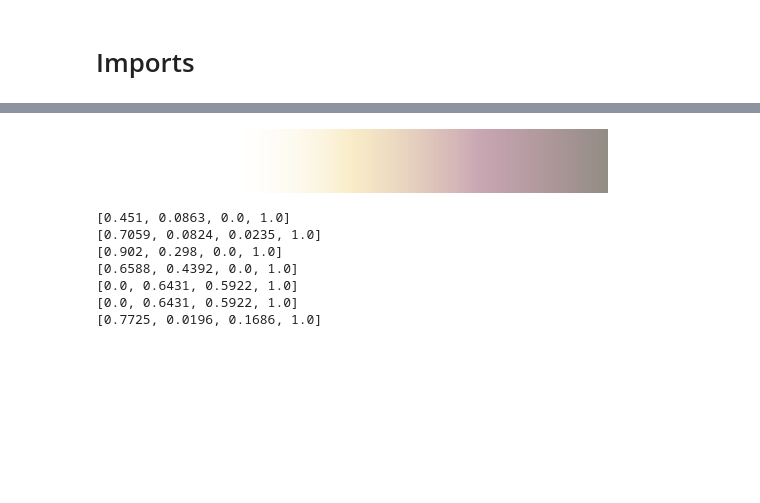
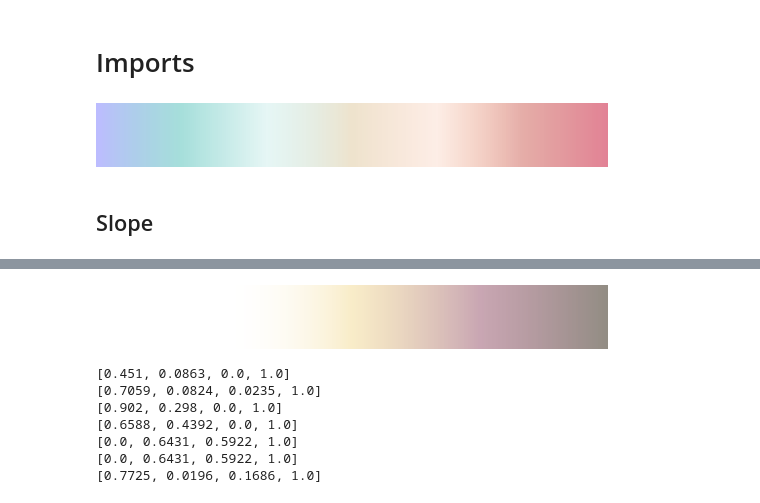
Before and after one commit to shingo405nagano/generating_topoglaphic_maps, a Jupyter notebook: create_map.ipynb, the cells around one changed output, grey strips where cells are left out. Saved outputs shown, nothing was run; the diff lists cells and outputs as text; code cells hidden in the pictures; blank space fills up the shorter version.

```diff
--- a/create_map.ipynb
+++ b/create_map.ipynb
@@ -3,22 +3,26 @@
 # %%
 import os
 from PIL import Image
 from typing import List
 
 from osgeo import gdal
 from matplotlib import pyplot as plt
+from matplotlib.colors import to_rgba
 import numpy as np
 import scipy.ndimage
 gdal.UseExceptions()
 
 from apps.colors import CsColorMaps, VintageColorMaps, Coloring
 from apps.parts import process
 from apps.mapper import (
     SlopeOptions, TriOptions, TpiOptions, HillshadeOptions,
     composite_images, save_image_rgba
 )
 from apps.kernels import Kernels
 
 cs_cmaps = CsColorMaps()
 vintage_cmaps = VintageColorMaps()
 coloring = Coloring()
+vintage_cmaps.tpi().cmap
+# %% [output]
+[figure, added]
@@ -76,0 +34,2 @@ composited_img = composite_images(slope_img, tpi_img, tri_img, hillshade_img)
+# %% [markdown]
+## Slope
```
Also changed, not shown: parts of 20 cells of this notebook, 4 other files.
